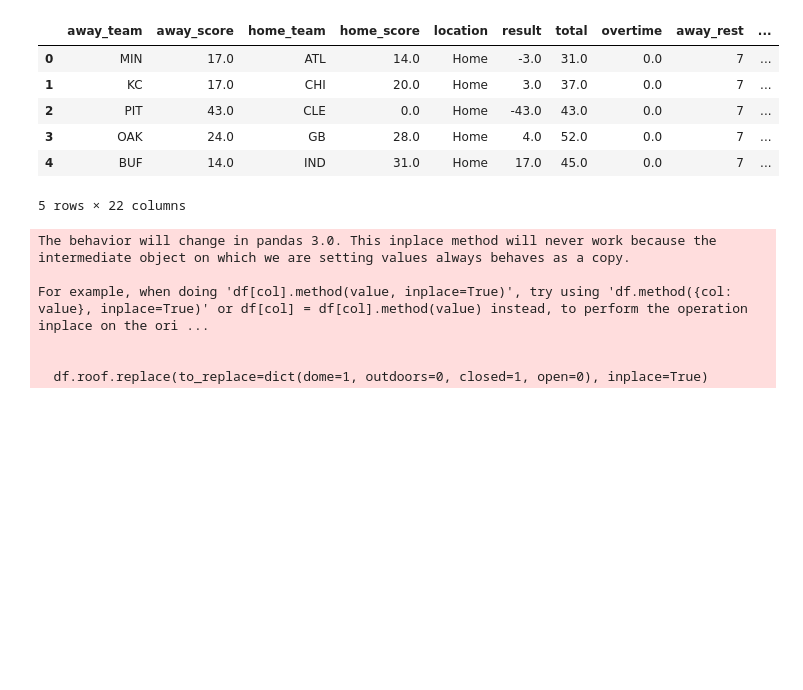
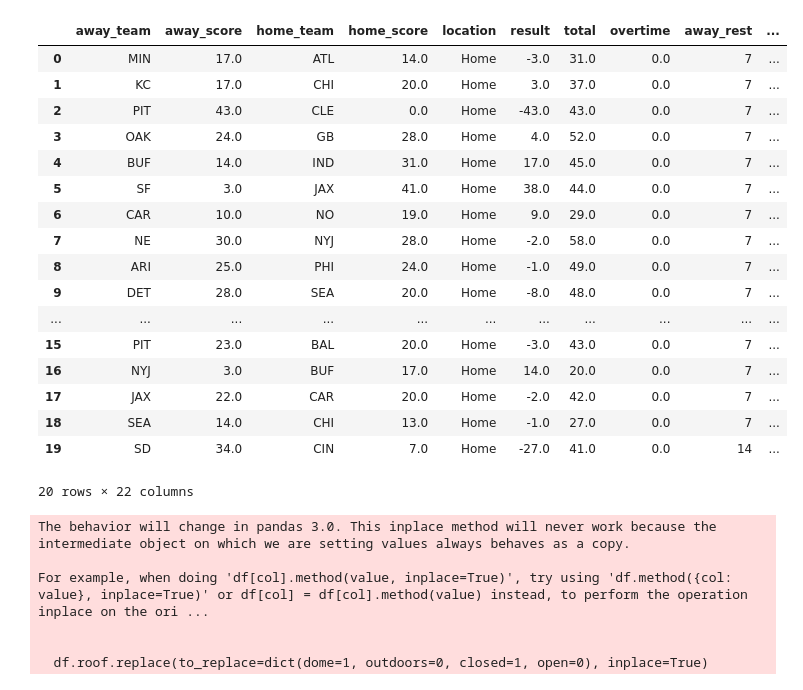
Before and after one commit to markgill17/Artefact, a Jupyter notebook: ArtefactDataset.ipynb, the cells around one changed output. Drawn from its saved outputs; the diff is of its cells as text; code cells hidden in the pictures; blank space fills up the shorter version.

```diff
--- a/ArtefactDataset.ipynb
+++ b/ArtefactDataset.ipynb
@@ -6,18 +6,29 @@ df = pd.read_csv("https://raw.githubusercontent.com/nflverse/nfldata/master/data
 # %%
 df.drop(df.iloc[:, 0:7], axis=1, inplace=True)
 df.drop(df.iloc[:, 8:15], axis=1, inplace=True)
 df.drop(df.iloc[:, 23:32], axis=1, inplace=True)
 df.drop(['surface'], axis=1, inplace=True)
 df.fillna(0, inplace=True)
-df.head()
+df.head(20)
 # %% [output]
 |  | away_team | away_score | home_team | home_score | location | result | total | overtime | away_rest | ... |
 | 0 | MIN | 17.0 | ATL | 14.0 | Home | -3.0 | 31.0 | 0.0 | 7 | ... |
 | 1 | KC | 17.0 | CHI | 20.0 | Home | 3.0 | 37.0 | 0.0 | 7 | ... |
 | 2 | PIT | 43.0 | CLE | 0.0 | Home | -43.0 | 43.0 | 0.0 | 7 | ... |
 | 3 | OAK | 24.0 | GB | 28.0 | Home | 4.0 | 52.0 | 0.0 | 7 | ... |
 | 4 | BUF | 14.0 | IND | 31.0 | Home | 17.0 | 45.0 | 0.0 | 7 | ... |
+| 5 | SF | 3.0 | JAX | 41.0 | Home | 38.0 | 44.0 | 0.0 | 7 | ... |
+| 6 | CAR | 10.0 | NO | 19.0 | Home | 9.0 | 29.0 | 0.0 | 7 | ... |
+| 7 | NE | 30.0 | NYJ | 28.0 | Home | -2.0 | 58.0 | 0.0 | 7 | ... |
+| 8 | ARI | 25.0 | PHI | 24.0 | Home | -1.0 | 49.0 | 0.0 | 7 | ... |
+| 9 | DET | 28.0 | SEA | 20.0 | Home | -8.0 | 48.0 | 0.0 | 7 | ... |
+| ... | ... | ... | ... | ... | ... | ... | ... | ... | ... | ... |
+| 15 | PIT | 23.0 | BAL | 20.0 | Home | -3.0 | 43.0 | 0.0 | 7 | ... |
+| 16 | NYJ | 3.0 | BUF | 17.0 | Home | 14.0 | 20.0 | 0.0 | 7 | ... |
+| 17 | JAX | 22.0 | CAR | 20.0 | Home | -2.0 | 42.0 | 0.0 | 7 | ... |
+| 18 | SEA | 14.0 | CHI | 13.0 | Home | -1.0 | 27.0 | 0.0 | 7 | ... |
+| 19 | SD | 34.0 | CIN | 7.0 | Home | -27.0 | 41.0 | 0.0 | 14 | ... |
-5 rows × 22 columns
+20 rows × 22 columns
 # %%
 df.roof.replace(to_replace=dict(dome=1, outdoors=0, closed=1, open=0), inplace=True)
 df.rename(columns={"roof": "indoor_game"}, inplace=True)
```
Also changed, not shown: parts of 12 cells of this notebook.
